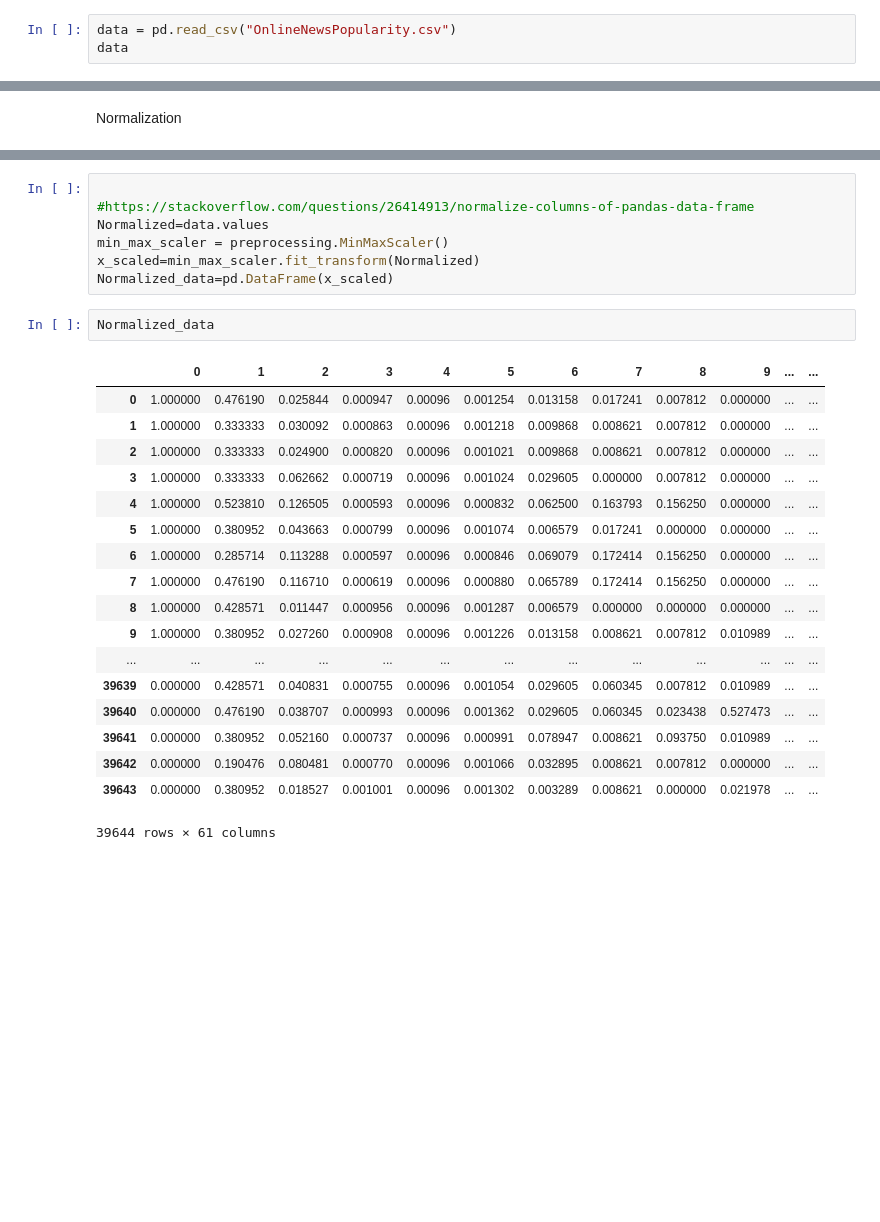
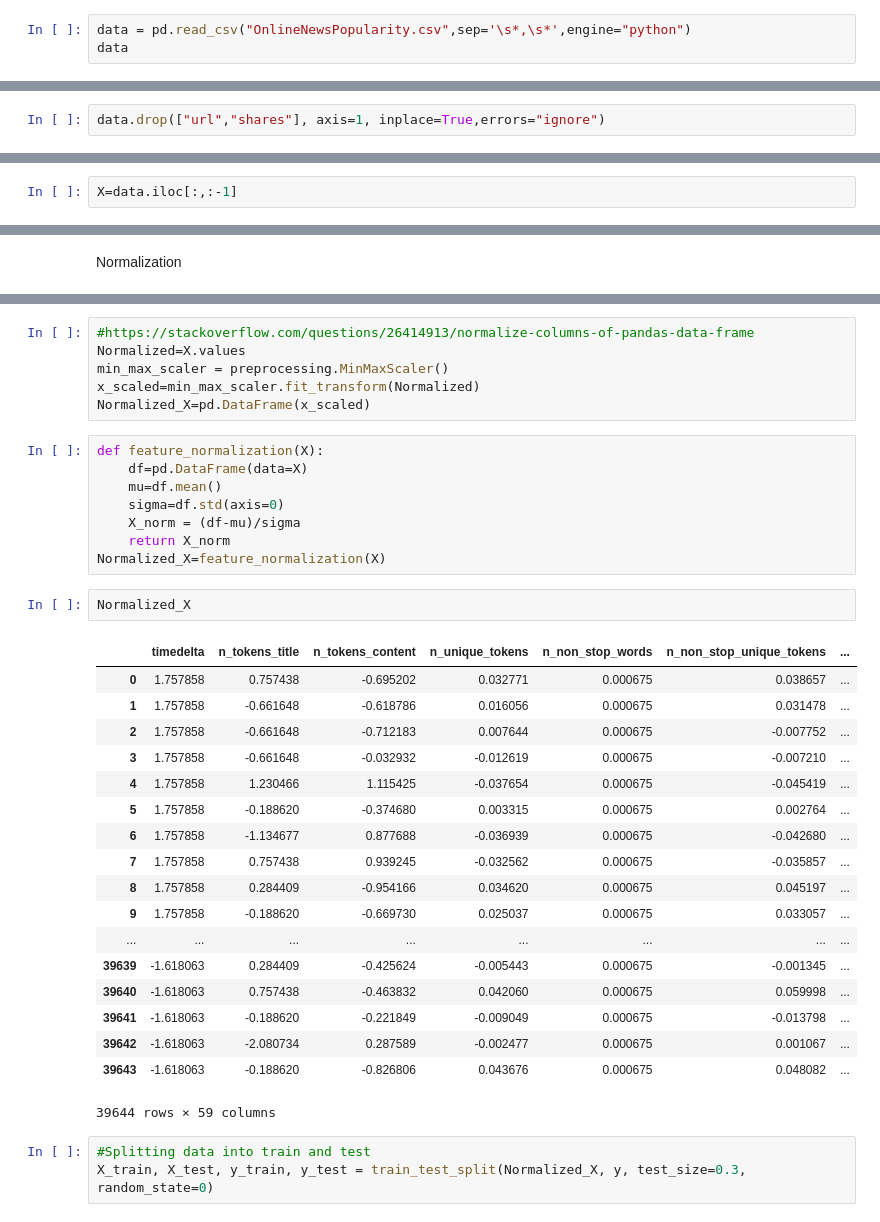
Before and after one commit to dhivyas93/Social-Media-Popularity, a Jupyter notebook: Online News popularity.ipynb, the cells around one changed output, grey strips where cells are left out. Drawn from its saved outputs; the diff is of its cells as text; blank space fills up the shorter version.

```diff
--- a/Online News popularity.ipynb
+++ b/Online News popularity.ipynb
@@ -15,5 +18,5 @@ from sklearn import preprocessing
 # %%
-data = pd.read_csv("OnlineNewsPopularity.csv")
+data = pd.read_csv("OnlineNewsPopularity.csv",sep='\s*,\s*',engine="python")
 data
 # %% [output]
 |  | url | timedelta | n_tokens_title | n_tokens_content | n_unique_tokens | n_non_stop_words | ... |
@@ -140,0 +69,2 @@ data.head()
+# %%
+data.drop(["url","shares"], axis=1, inplace=True,errors="ignore")
@@ -140,0 +75,2 @@ data.head()
+# %%
+X=data.iloc[:,:-1]
@@ -161,28 +81,38 @@ data.describe()
 # %%
-
 #https://stackoverflow.com/questions/26414913/normalize-columns-of-pandas-data-frame
-Normalized=data.values
+Normalized=X.values
 min_max_scaler = preprocessing.MinMaxScaler()
 x_scaled=min_max_scaler.fit_transform(Normalized)
-Normalized_data=pd.DataFrame(x_scaled)
+Normalized_X=pd.DataFrame(x_scaled)
-# %%
-Normalized_data
-# %% [output]
-|  | 0 | 1 | 2 | 3 | 4 | 5 | 6 | 7 | 8 | 9 | ... | ... |
-| 0 | 1.000000 | 0.476190 | 0.025844 | 0.000947 | 0.00096 | 0.001254 | 0.013158 | 0.017241 | 0.007812 | 0.000000 | ... | ... |
-| 1 | 1.000000 | 0.333333 | 0.030092 | 0.000863 | 0.00096 | 0.001218 | 0.009868 | 0.008621 | 0.007812 | 0.000000 | ... | ... |
-| 2 | 1.000000 | 0.333333 | 0.024900 | 0.000820 | 0.00096 | 0.001021 | 0.009868 | 0.008621 | 0.007812 | 0.000000 | ... | ... |
-| 3 | 1.000000 | 0.333333 | 0.062662 | 0.000719 | 0.00096 | 0.001024 | 0.029605 | 0.000000 | 0.007812 | 0.000000 | ... | ... |
-| 4 | 1.000000 | 0.523810 | 0.126505 | 0.000593 | 0.00096 | 0.000832 | 0.062500 | 0.163793 | 0.156250 | 0.000000 | ... | ... |
-| 5 | 1.000000 | 0.380952 | 0.043663 | 0.000799 | 0.00096 | 0.001074 | 0.006579 | 0.017241 | 0.000000 | 0.000000 | ... | ... |
-| 6 | 1.000000 | 0.285714 | 0.113288 | 0.000597 | 0.00096 | 0.000846 | 0.069079 | 0.172414 | 0.156250 | 0.000000 | ... | ... |
-| 7 | 1.000000 | 0.476190 | 0.116710 | 0.000619 | 0.00096 | 0.000880 | 0.065789 | 0.172414 | 0.156250 | 0.000000 | ... | ... |
-| 8 | 1.000000 | 0.428571 | 0.011447 | 0.000956 | 0.00096 | 0.001287 | 0.006579 | 0.000000 | 0.000000 | 0.000000 | ... | ... |
-| 9 | 1.000000 | 0.380952 | 0.027260 | 0.000908 | 0.00096 | 0.001226 | 0.013158 | 0.008621 | 0.007812 | 0.010989 | ... | ... |
-| ... | ... | ... | ... | ... | ... | ... | ... | ... | ... | ... | ... | ... |
-| 39639 | 0.000000 | 0.428571 | 0.040831 | 0.000755 | 0.00096 | 0.001054 | 0.029605 | 0.060345 | 0.007812 | 0.010989 | ... | ... |
-| 39640 | 0.000000 | 0.476190 | 0.038707 | 0.000993 | 0.00096 | 0.001362 | 0.029605 | 0.060345 | 0.023438 | 0.527473 | ... | ... |
-| 39641 | 0.000000 | 0.380952 | 0.052160 | 0.000737 | 0.00096 | 0.000991 | 0.078947 | 0.008621 | 0.093750 | 0.010989 | ... | ... |
-| 39642 | 0.000000 | 0.190476 | 0.080481 | 0.000770 | 0.00096 | 0.001066 | 0.032895 | 0.008621 | 0.007812 | 0.000000 | ... | ... |
-| 39643 | 0.000000 | 0.380952 | 0.018527 | 0.001001 | 0.00096 | 0.001302 | 0.003289 | 0.008621 | 0.000000 | 0.021978 | ... | ... |
-39644 rows × 61 columns
+# %%
+def feature_normalization(X):
+    df=pd.DataFrame(data=X)
+    mu=df.mean()
+    sigma=df.std(axis=0)
+    X_norm = (df-mu)/sigma
+    return X_norm
+Normalized_X=feature_normalization(X)
+# %%
+Normalized_X
+# %% [output]
+|  | timedelta | n_tokens_title | n_tokens_content | n_unique_tokens | n_non_stop_words | n_non_stop_unique_tokens | ... |
+| 0 | 1.757858 | 0.757438 | -0.695202 | 0.032771 | 0.000675 | 0.038657 | ... |
+| 1 | 1.757858 | -0.661648 | -0.618786 | 0.016056 | 0.000675 | 0.031478 | ... |
+| 2 | 1.757858 | -0.661648 | -0.712183 | 0.007644 | 0.000675 | -0.007752 | ... |
+| 3 | 1.757858 | -0.661648 | -0.032932 | -0.012619 | 0.000675 | -0.007210 | ... |
+| 4 | 1.757858 | 1.230466 | 1.115425 | -0.037654 | 0.000675 | -0.045419 | ... |
+| 5 | 1.757858 | -0.188620 | -0.374680 | 0.003315 | 0.000675 | 0.002764 | ... |
+| 6 | 1.757858 | -1.134677 | 0.877688 | -0.036939 | 0.000675 | -0.042680 | ... |
+| 7 | 1.757858 | 0.757438 | 0.939245 | -0.032562 | 0.000675 | -0.035857 | ... |
+| 8 | 1.757858 | 0.284409 | -0.954166 | 0.034620 | 0.000675 | 0.045197 | ... |
+| 9 | 1.757858 | -0.188620 | -0.669730 | 0.025037 | 0.000675 | 0.033057 | ... |
+| ... | ... | ... | ... | ... | ... | ... | ... |
+| 39639 | -1.618063 | 0.284409 | -0.425624 | -0.005443 | 0.000675 | -0.001345 | ... |
+| 39640 | -1.618063 | 0.757438 | -0.463832 | 0.042060 | 0.000675 | 0.059998 | ... |
+| 39641 | -1.618063 | -0.188620 | -0.221849 | -0.009049 | 0.000675 | -0.013798 | ... |
+| 39642 | -1.618063 | -2.080734 | 0.287589 | -0.002477 | 0.000675 | 0.001067 | ... |
+| 39643 | -1.618063 | -0.188620 | -0.826806 | 0.043676 | 0.000675 | 0.048082 | ... |
+39644 rows × 59 columns
+# %%
+#Splitting data into train and test
+X_train, X_test, y_train, y_test = train_test_split(Normalized_X, y, test_size=0.3, random_state=0)
```
Also changed, not shown: parts of 51 cells of this notebook.
